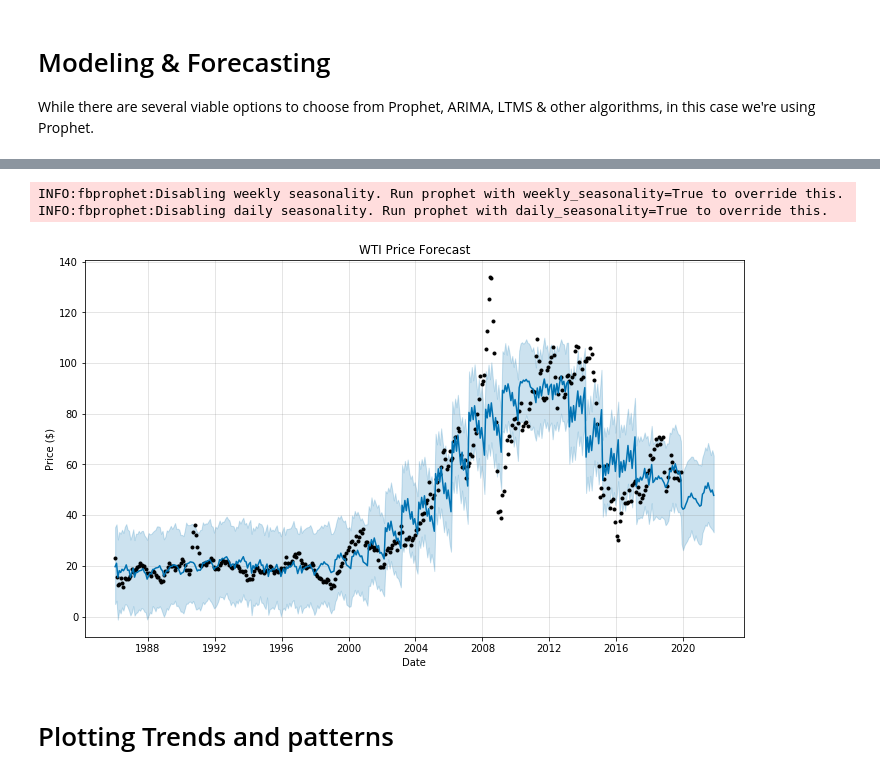
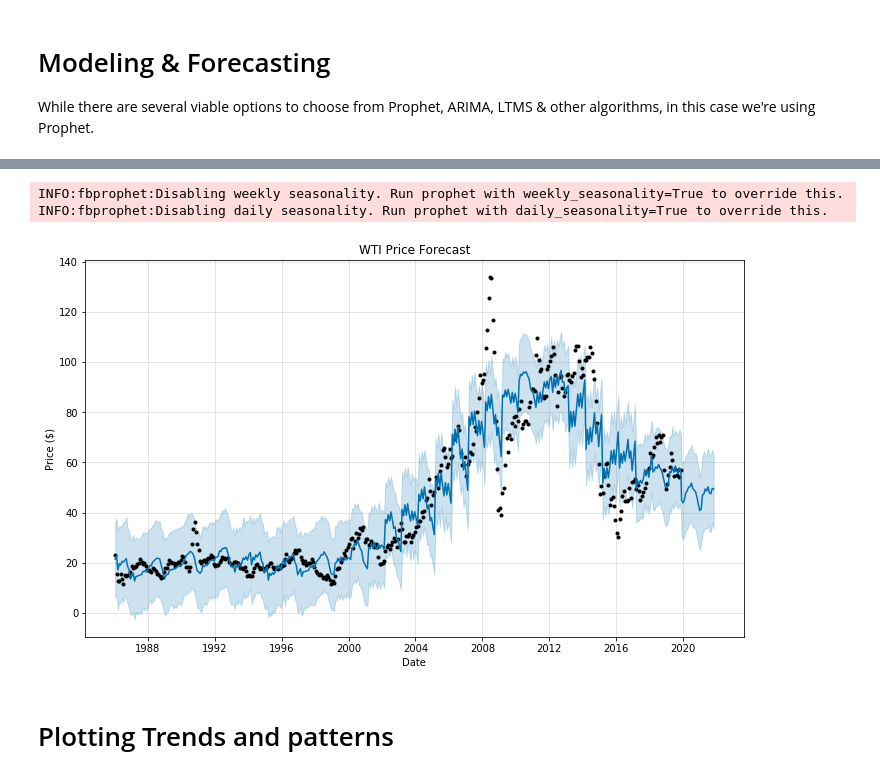
Before and after one commit to stan587/Data-Science-Portfolio, a Jupyter notebook: Time_Series_Oil_Price_Forecast/Time_Series_Forecast_of_Brent_and_WTI.ipynb, the cells around one changed output, grey strips where cells are left out. Cells and saved outputs as stored; diff of their text form; code cells hidden in the pictures.

```diff
--- a/Time_Series_Oil_Price_Forecast/Time_Series_Forecast_of_Brent_and_WTI.ipynb
+++ b/Time_Series_Oil_Price_Forecast/Time_Series_Forecast_of_Brent_and_WTI.ipynb
@@ -133,23 +134,25 @@ INFO:fbprophet:Disabling daily seasonality. Run prophet with daily_seasonality=T
 # %%
 df2_wti = df2_wti.rename(columns={'Date': 'ds', 'Price': 'y'})
-wti_pp = fbprophet.Prophet(changepoint_prior_scale=0.01)
+wti_pp = fbprophet.Prophet(changepoint_prior_scale=0.0225)
 wti_pp.add_seasonality(name='Monthly', period=30.5, fourier_order=4)
+wti_pp.add_seasonality(name='2 years', period=365*2, fourier_order=4)
+
 wti_pp.fit(df2_wti)
 
 # Make a future dataframe for 2 years
 wti_forecast = wti_pp.make_future_dataframe(periods=12 * 2, freq='M')
 
 # Make predictions
 wti_forecast = wti_pp.predict(wti_forecast)
 
 
 # Plot Projection
 wti_pp.plot(wti_forecast, xlabel = 'Date', ylabel = 'Price ($)', uncertainty = True)
 plt.title('WTI Price Forecast');
 # %% [output]
 INFO:fbprophet:Disabling weekly seasonality. Run prophet with weekly_seasonality=True to override this.
 INFO:fbprophet:Disabling daily seasonality. Run prophet with daily_seasonality=True to override this.
-[figure, old version]
+[figure, new version]
 # %% [markdown]
 # Plotting Trends and patterns
 # %%
```
Also changed, not shown: parts of 6 cells of this notebook.
